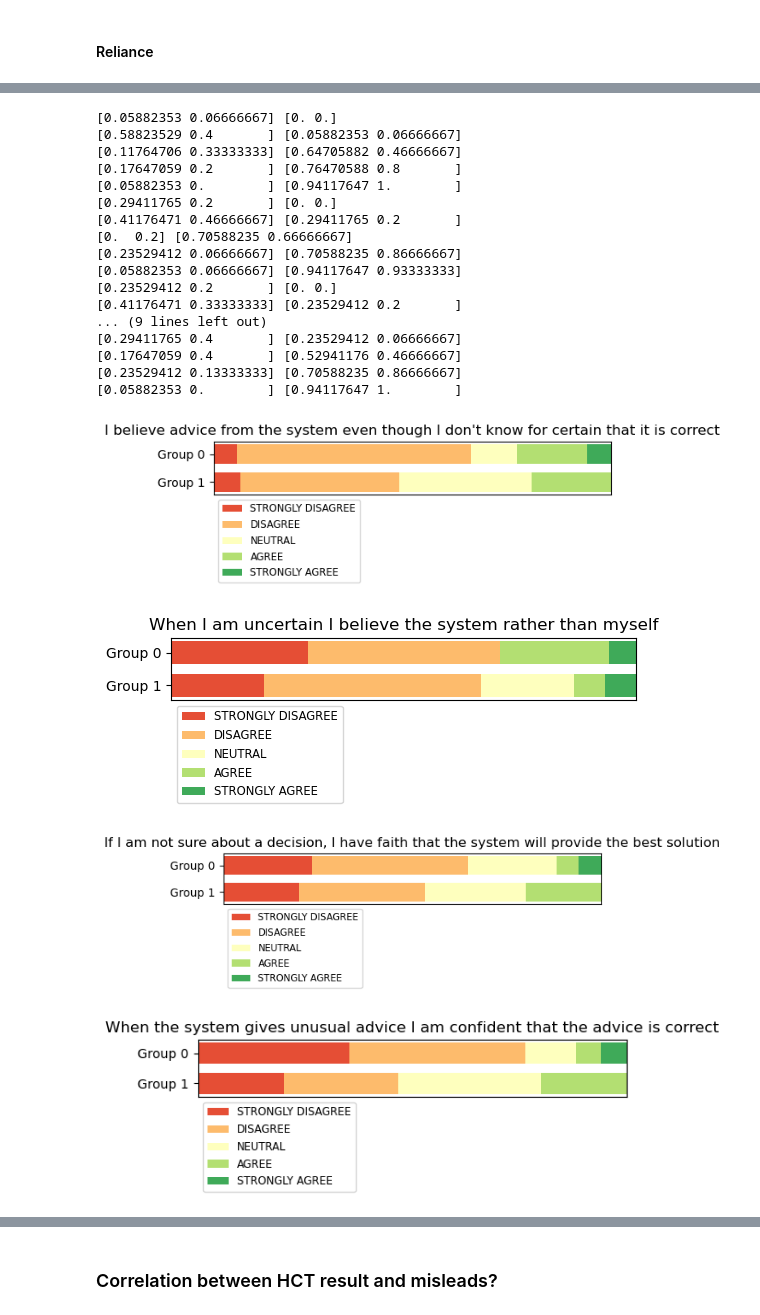
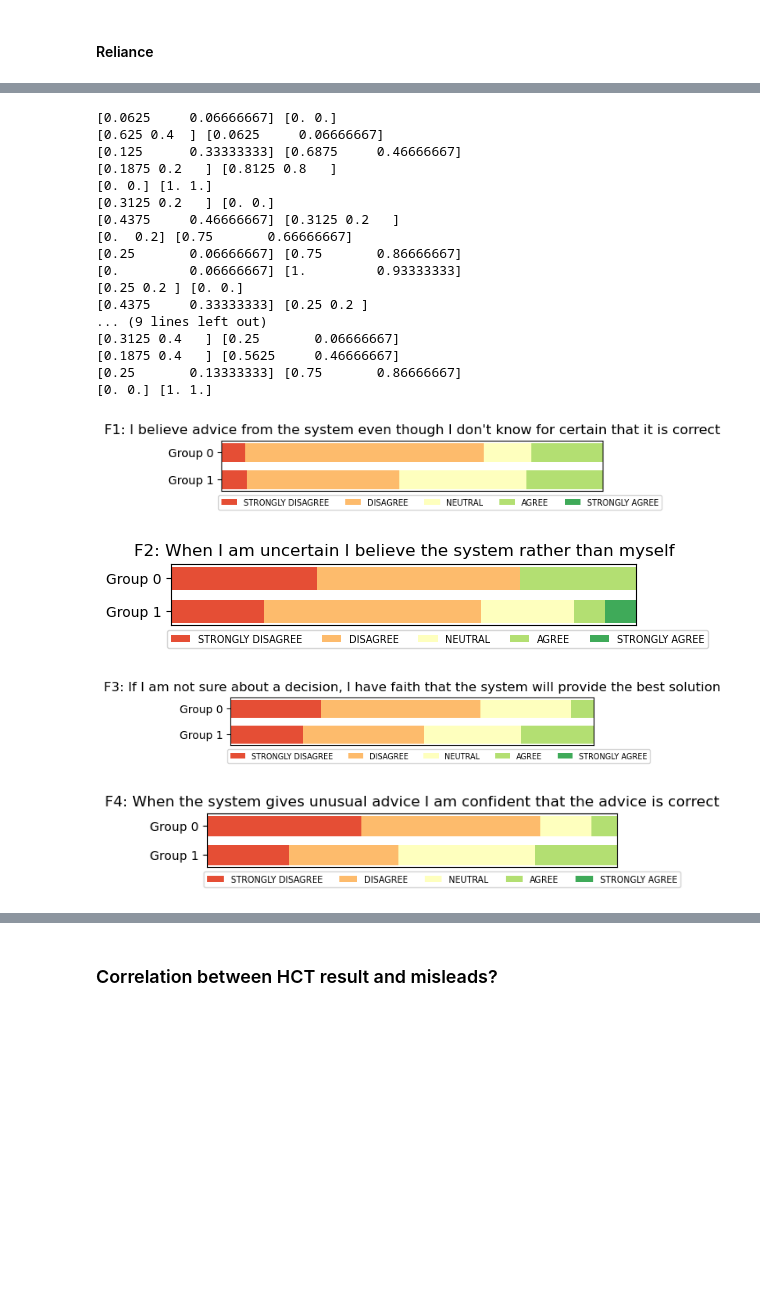
Before and after one commit to l-spillner/eurovision-xai, a Jupyter notebook: main_study_analysis/Analysis of Results.ipynb, the cells around one changed output, grey strips where cells are left out. Drawn from its saved outputs; the diff is of its cells as text; code cells hidden in the pictures; blank space fills up the shorter version.

```diff
--- a/main_study_analysis/Analysis of Results.ipynb
+++ b/main_study_analysis/Analysis of Results.ipynb
@@ -340,7 +340,7 @@ def survey(results, category_names, name, question, height = 0.5, legend = True,
         text_color = 'white' if r * g * b < 0.5 else 'darkgrey'
         if use_bar_labels:
             ax.bar_label(rects, bar_labels[i], label_type='center', color=text_color)#, fontsize = 4)
-    if legend: ax.legend(bbox_to_anchor=(0, 0),loc='upper left', fontsize='small')
+    if legend: ax.legend(bbox_to_anchor=(-0.02, 0),loc='upper left',ncol = 5, fontsize=7)
     ax.set_title(question)
     plt.savefig(name+".png", bbox_inches="tight")
 # %% [markdown]
@@ -964,35 +1128,35 @@ survey(results_com5, category_names_trust,"com_5", "The system makes use of all
 # %%
 results_fai = count_likert_trust("fai")
 results_fai1 = count_likert_trust("fai_1")
 results_fai2 = count_likert_trust("fai_2")
 results_fai3 = count_likert_trust("fai_3")
 results_fai4 = count_likert_trust("fai_4")
 results_fai5 = count_likert_trust("fai_5")
 
-survey(results_fai1, category_names_trust,"fai_1", "I believe advice from the system even though I don't know for certain that it is correct", height = 0.8)
-survey(results_fai2, category_names_trust,"fai_2", "When I am uncertain I believe the system rather than myself", height = 0.8)
-survey(results_fai3, category_names_trust,"fai_3", "If I am not sure about a decision, I have faith that the system will provide the best solution", height = 0.8)
-survey(results_fai4, category_names_trust,"fai_4", "When the system gives unusual advice I am confident that the advice is correct", height = 0.8)
-survey(results_fai5, category_names_trust,"fai_5", "Even if I have no reason to expect the system will be able to solve a difficult problem, I still feel certain that it will", height = 0.8)
+survey(results_fai1, category_names_trust,"fai_1", "F1: I believe advice from the system even though I don't know for certain that it is correct", height = 0.8)
+survey(results_fai2, category_names_trust,"fai_2", "F2: When I am uncertain I believe the system rather than myself", height = 0.8)
+survey(results_fai3, category_names_trust,"fai_3", "F3: If I am not sure about a decision, I have faith that the system will provide the best solution", height = 0.8)
+survey(results_fai4, category_names_trust,"fai_4", "F4: When the system gives unusual advice I am confident that the advice is correct", height = 0.8)
+survey(results_fai5, category_names_trust,"fai_5", "F5: Even if I have no reason to expect the system will be able to solve a difficult problem, I still feel certain that it will", height = 0.8)
 # %% [output]
-[0.05882353 0.06666667] [0. 0.]
-[0.58823529 0.4       ] [0.05882353 0.06666667]
-[0.11764706 0.33333333] [0.64705882 0.46666667]
-[0.17647059 0.2       ] [0.76470588 0.8       ]
-[0.05882353 0.        ] [0.94117647 1.        ]
-[0.29411765 0.2       ] [0. 0.]
-[0.41176471 0.46666667] [0.29411765 0.2       ]
-[0.  0.2] [0.70588235 0.66666667]
-[0.23529412 0.06666667] [0.70588235 0.86666667]
-[0.05882353 0.06666667] [0.94117647 0.93333333]
-[0.23529412 0.2       ] [0. 0.]
-[0.41176471 0.33333333] [0.23529412 0.2       ]
+[0.0625     0.06666667] [0. 0.]
+[0.625 0.4  ] [0.0625     0.06666667]
+[0.125      0.33333333] [0.6875     0.46666667]
+[0.1875 0.2   ] [0.8125 0.8   ]
+[0. 0.] [1. 1.]
+[0.3125 0.2   ] [0. 0.]
+[0.4375     0.46666667] [0.3125 0.2   ]
+[0.  0.2] [0.75       0.66666667]
+[0.25       0.06666667] [0.75       0.86666667]
+[0.         0.06666667] [1.         0.93333333]
+[0.25 0.2 ] [0. 0.]
+[0.4375     0.33333333] [0.25 0.2 ]
 ... (9 lines left out)
-[0.29411765 0.4       ] [0.23529412 0.06666667]
-[0.17647059 0.4       ] [0.52941176 0.46666667]
-[0.23529412 0.13333333] [0.70588235 0.86666667]
-[0.05882353 0.        ] [0.94117647 1.        ]
+[0.3125 0.4   ] [0.25       0.06666667]
+[0.1875 0.4   ] [0.5625     0.46666667]
+[0.25       0.13333333] [0.75       0.86666667]
+[0. 0.] [1. 1.]
-[figure, old version]
+[figure, new version]
-[figure, old version]
+[figure, new version]
-[figure, old version]
+[figure, new version]
-[figure, old version]
+[figure, new version]
```
Also changed, not shown: parts of 42 cells of this notebook, 27 other files.
